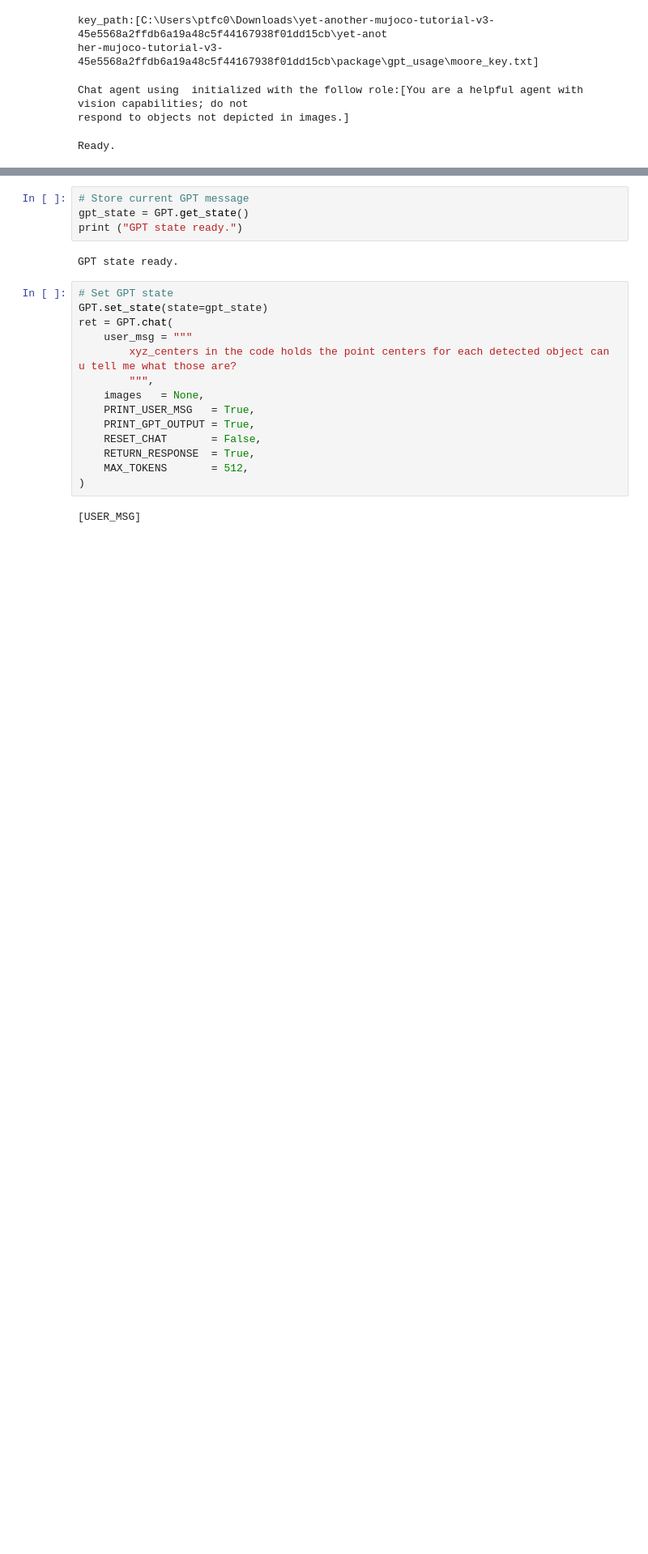
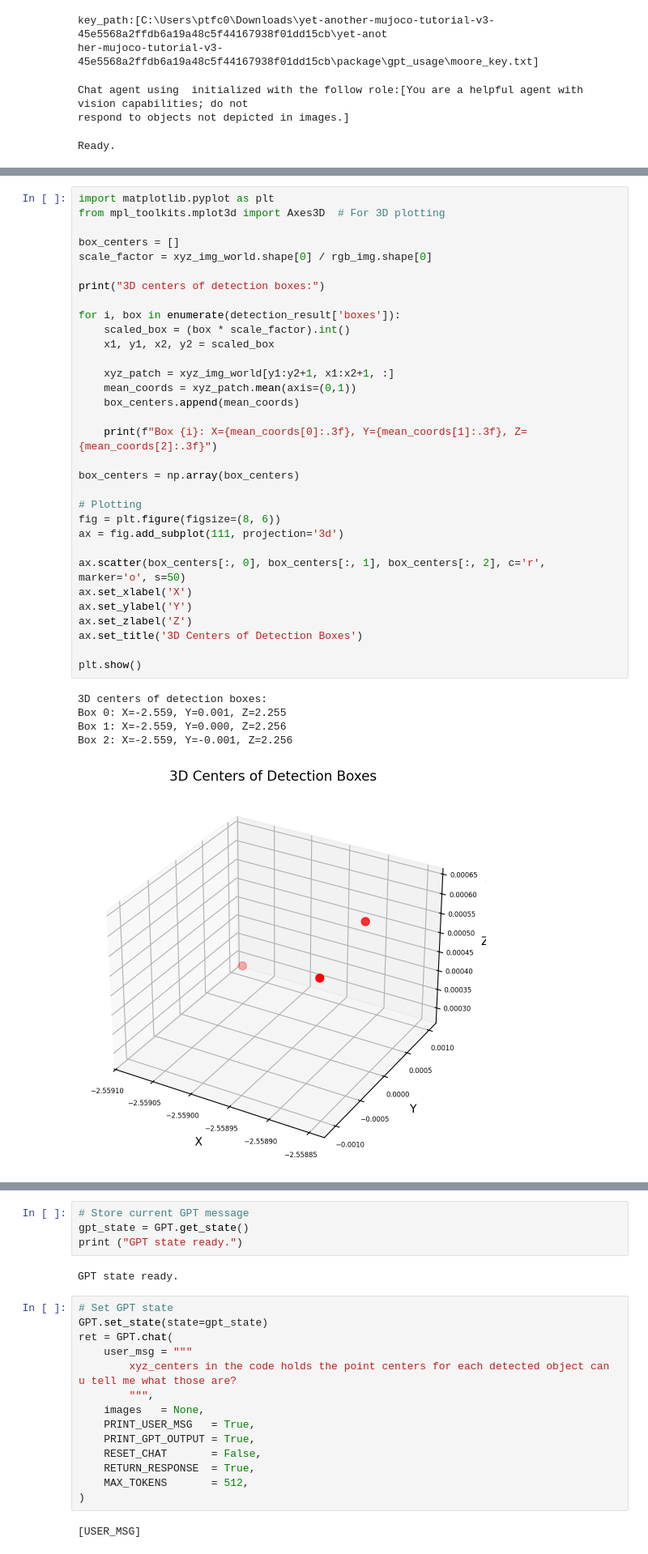
Before and after one commit to qfonner1/LabratoryPickNPlace, a Jupyter notebook: working.ipynb, the cells around one changed output, grey strips where cells are left out. Shown at 81% size. Drawn from its saved outputs; the diff is of its cells as text; blank space fills up the shorter version.

```diff
--- a/working.ipynb
+++ b/working.ipynb
@@ -433,0 +630,38 @@ object_names:['brown block']
+# %%
+import matplotlib.pyplot as plt
+from mpl_toolkits.mplot3d import Axes3D  # For 3D plotting
+
+box_centers = []
+scale_factor = xyz_img_world.shape[0] / rgb_img.shape[0]
+
+print("3D centers of detection boxes:")
+
+for i, box in enumerate(detection_result['boxes']):
+    scaled_box = (box * scale_factor).int()
+    x1, y1, x2, y2 = scaled_box
+
+    xyz_patch = xyz_img_world[y1:y2+1, x1:x2+1, :]
+    mean_coords = xyz_patch.mean(axis=(0,1))
+    box_centers.append(mean_coords)
+
+    print(f"Box {i}: X={mean_coords[0]:.3f}, Y={mean_coords[1]:.3f}, Z={mean_coords[2]:.3f}")
+
+box_centers = np.array(box_centers)
+
+# Plotting
+fig = plt.figure(figsize=(8, 6))
+ax = fig.add_subplot(111, projection='3d')
+
+ax.scatter(box_centers[:, 0], box_centers[:, 1], box_centers[:, 2], c='r', marker='o', s=50)
+ax.set_xlabel('X')
+ax.set_ylabel('Y')
+ax.set_zlabel('Z')
+ax.set_title('3D Centers of Detection Boxes')
+
+plt.show()
+# %% [output]
+3D centers of detection boxes:
+Box 0: X=-2.559, Y=0.001, Z=2.255
+Box 1: X=-2.559, Y=0.000, Z=2.256
+Box 2: X=-2.559, Y=-0.001, Z=2.256
+[figure, added]
```
Also changed, not shown: parts of 11 cells of this notebook, 8 other files.
